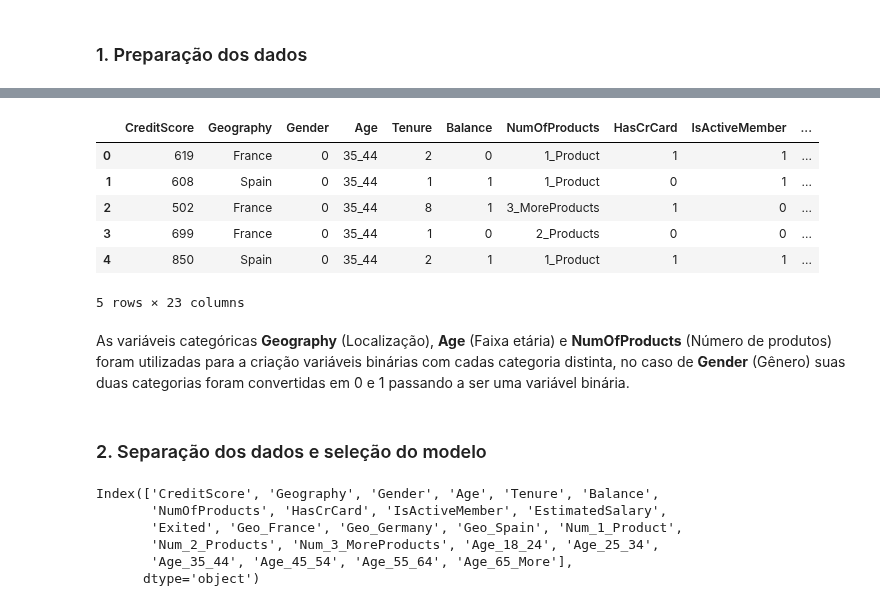
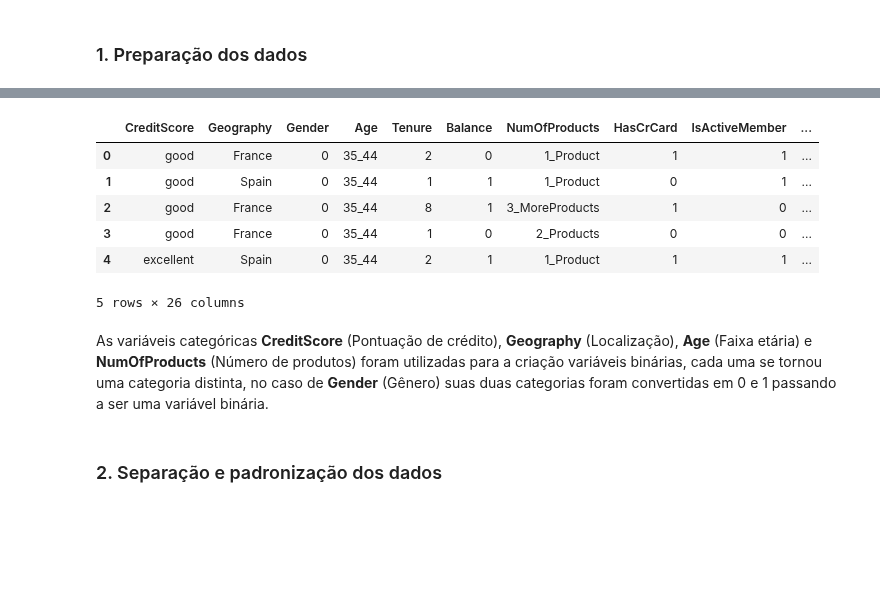
Before and after one commit to emso-exe/Churn_clientes_de_banco, a Jupyter notebook: churn_clientes_de_banco.ipynb, the cells around one changed output, grey strips where cells are left out. Saved outputs shown, nothing was run; the diff lists cells and outputs as text; code cells hidden in the pictures; blank space fills up the shorter version.

Commit message:
Conclusão do modelo de regressão logística.

```diff
--- a/churn_clientes_de_banco.ipynb
+++ b/churn_clientes_de_banco.ipynb
@@ -463,3 +474,21 @@ A análise de correlação entre as **variáveis independentes** e a **variável
 ## 5. Criação do modelo preditivo
 # %% [markdown]
 ### 1. Preparação dos dados
+# %%
+# Agrupar os pontos de score em faixas de pontuação
+
+# very_low - de 0 a 300 pontos
+# low - de 301 a 500 pontos
+# good - de 501 a 700 pontos
+# excellent - de 701 a 1000 pontos
+
+faixa = [0, 301, 501, 701, df['CreditScore'].max()]
+rotulos = ['very_low',
+           'low',
+           'good',
+           'excellent']
+
+df['CreditScore'] = pd.cut(df['CreditScore'], bins=faixa, labels=rotulos)
+df = pd.DataFrame(df)
+
+df.head()
@@ -547,51 +598,44 @@ def transforme_onehotenconder(col, col_name, df):
         Dataframe com as colunas transformadas.
     '''
     ohe = OneHotEncoder().fit_transform(col.values.reshape(-1, 1)).toarray()
-    names = OneHotEncoder().fit(col.values.reshape(-1, 1)).get_feature_names_out([col_name])
+    names = OneHotEncoder().fit(col.values.reshape(-1, 1)
+                                ).get_feature_names_out([col_name])
     df_ohe = pd.DataFrame(ohe, columns=names)
     df = pd.concat([df, df_ohe], axis=1)
     return df
 
 
 def transforme_labelenconder(col, name):
     '''
     Função para transformando dos valores de colunas expecificas em categorias distintas
 
     :param col: Column Dataframe
         Dataframe e coluna a ser transformada.
     :param name: str
         Nome da nova coluna do dataframe.
     return df: Dataframe
         Dataframe com as colunas transformadas.
     '''
     df[name] = LabelEncoder().fit_transform(col)
     return df
 
 
+df = transforme_onehotenconder(df['CreditScore'], 'Score', df)
 df = transforme_onehotenconder(df['Geography'], 'Geo', df)
 df = transforme_onehotenconder(df['NumOfProducts'], 'Num', df)
 df = transforme_onehotenconder(df['Age'], 'Age', df)
 df = transforme_labelenconder(df['Gender'], 'Gender')
 
 df.head()
 # %% [output]
 |  | CreditScore | Geography | Gender | Age | Tenure | Balance | NumOfProducts | HasCrCard | IsActiveMember | ... |
-| 0 | 619 | France | 0 | 35_44 | 2 | 0 | 1_Product | 1 | 1 | ... |
-| 1 | 608 | Spain | 0 | 35_44 | 1 | 1 | 1_Product | 0 | 1 | ... |
-| 2 | 502 | France | 0 | 35_44 | 8 | 1 | 3_MoreProducts | 1 | 0 | ... |
-| 3 | 699 | France | 0 | 35_44 | 1 | 0 | 2_Products | 0 | 0 | ... |
-| 4 | 850 | Spain | 0 | 35_44 | 2 | 1 | 1_Product | 1 | 1 | ... |
+| 0 | good | France | 0 | 35_44 | 2 | 0 | 1_Product | 1 | 1 | ... |
+| 1 | good | Spain | 0 | 35_44 | 1 | 1 | 1_Product | 0 | 1 | ... |
+| 2 | good | France | 0 | 35_44 | 8 | 1 | 3_MoreProducts | 1 | 0 | ... |
+| 3 | good | France | 0 | 35_44 | 1 | 0 | 2_Products | 0 | 0 | ... |
+| 4 | excellent | Spain | 0 | 35_44 | 2 | 1 | 1_Product | 1 | 1 | ... |
-5 rows × 23 columns
+5 rows × 26 columns
 # %% [markdown]
-As variáveis categóricas **Geography** (Localização), **Age** (Faixa etária) e **NumOfProducts** (Número de produtos) foram utilizadas para a criação variáveis binárias com cadas categoria distinta, no caso de **Gender** (Gênero) suas duas categorias foram convertidas em 0 e 1 passando a ser uma variável binária.
+As variáveis categóricas **CreditScore** (Pontuação de crédito), **Geography** (Localização), **Age** (Faixa etária) e **NumOfProducts** (Número de produtos) foram utilizadas para a criação variáveis binárias, cada uma se tornou uma categoria distinta, no caso de **Gender** (Gênero) suas duas categorias foram convertidas em 0 e 1 passando a ser uma variável binária.
 # %% [markdown]
-### 2. Separação dos dados e seleção do modelo
+### 2. Separação e padronização dos dados
-# %%
-df.columns
-# %% [output]
-Index(['CreditScore', 'Geography', 'Gender', 'Age', 'Tenure', 'Balance',
-       'NumOfProducts', 'HasCrCard', 'IsActiveMember', 'EstimatedSalary',
-       'Exited', 'Geo_France', 'Geo_Germany', 'Geo_Spain', 'Num_1_Product',
-       'Num_2_Products', 'Num_3_MoreProducts', 'Age_18_24', 'Age_25_34',
-       'Age_35_44', 'Age_45_54', 'Age_55_64', 'Age_65_More'],
-      dtype='object')
```
Also changed, not shown: parts of 20 cells of this notebook, 1 other file.
